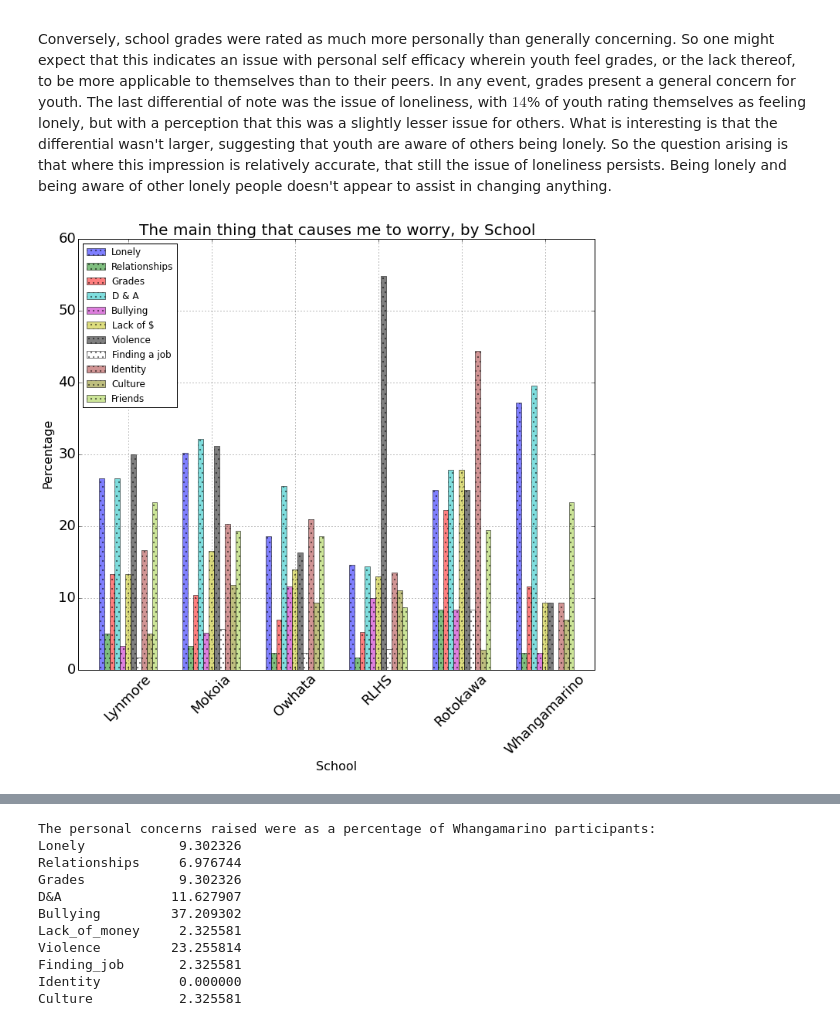
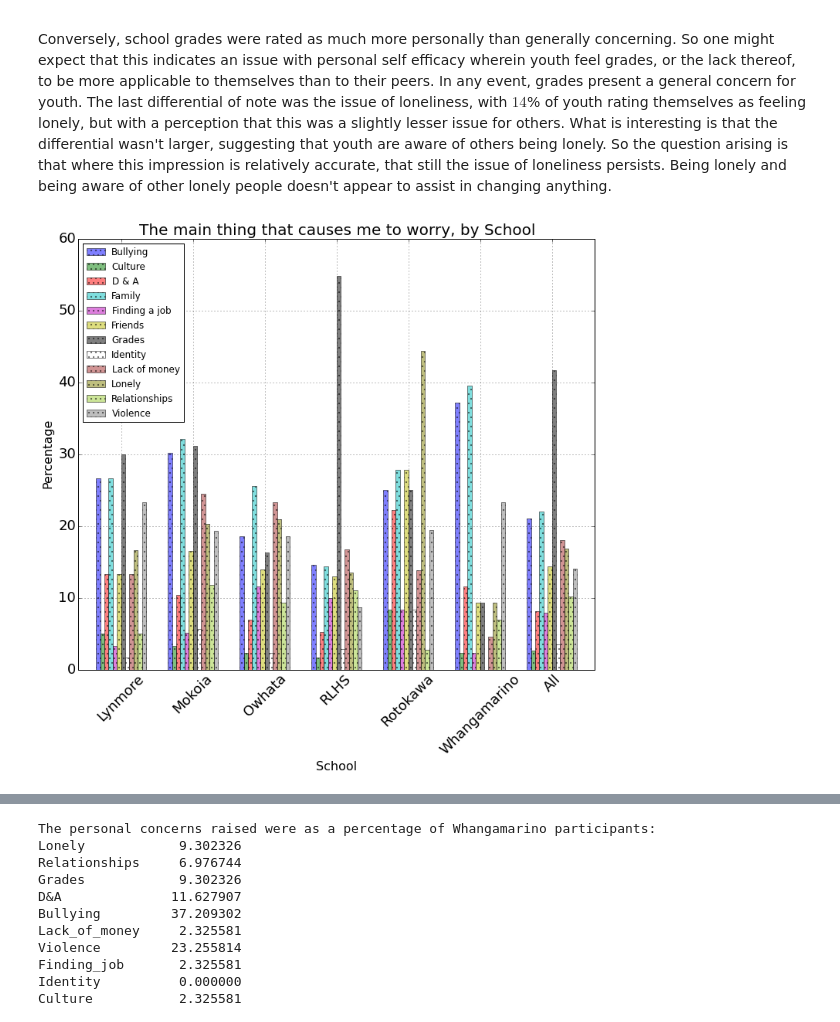
Before and after one commit to hillbs/Differential-Equations-and-Linear-Algebra, a Jupyter notebook: Youth_survey_git.ipynb, the cells around one changed output, grey strips where cells are left out. Cells and saved outputs as stored; diff of their text form; code cells hidden in the pictures.

```diff
--- a/Youth_survey_git.ipynb
+++ b/Youth_survey_git.ipynb
@@ -613,22 +613,35 @@ The above plot shows the differential between concerns that are personal to the
 
 Conversely, school grades were rated as much more personally than generally concerning. So one might expect that this indicates an issue with personal self efficacy wherein youth feel grades, or the lack thereof, to be more applicable to themselves than to their peers. In any event, grades present a general concern for youth. The last differential of note was the issue of loneliness, with $14$% of youth rating themselves as feeling lonely, but with a perception that this was a slightly lesser issue for others. What is interesting is that the differential wasn't larger, suggesting that youth are aware of others being lonely. So the question arising is that where this impression is relatively accurate, that still the issue of loneliness persists. Being lonely and being aware of other lonely people doesn't appear to assist in changing anything.
 # %%
-table_worry = pd.pivot_table(df, values=['Lonely','Relationships','Grades','D&A','Bullying','Lack_of_Money',
+#Just a quick check that the percentages propagate to the plot.
+# Lonely           16.861827
+# Relationships    10.187354
+# Grades           41.686183
+# D&A               8.196721
+# Bullying         21.077283
+# Lack_of_money    11.826698
+# Violence         14.051522
+# Finding_job       7.962529
+# Identity          3.512881
+# Culture           2.693208
+# Friends.1        14.402810
+# Family.1         22.014052
+table_worry = pd.pivot_table(df, values=['Lonely','Relationships','Grades','D&A','Bullying','Lack_of_money.1',
                  'Violence','Finding_job','Identity','Culture','Friends.1','Family.1'],
-                       index=['School'], aggfunc=Percentage)
+                       index=['School'], aggfunc=Percentage,margins=True)
 table_worry = table_worry.fillna(0).copy()
-table_worry_ticks = ['Lonely','Relationships','Grades','D & A','Bullying','Lack of $',
-                 'Violence','Finding a job','Identity','Culture','Friends','Family']
+table_worry_ticks = np.sort(['Lonely','Relationships','Grades','D & A','Bullying','Lack of money',
+                 'Violence','Finding a job','Identity','Culture','Friends','Family'])
 table_worry.plot(kind='bar',fontsize=18,alpha=.5,width=.7,
                  color=['b','g','r','c','m','y','k','w','brown','olive','yellowgreen','gray'],hatch='..',rot=45)
 plt.title('The main thing that causes me to worry, by School',fontsize=20)
 plt.xlabel('School',fontsize=16)
 plt.ylabel('Percentage',fontsize=16)
 plt.legend(table_worry_ticks,loc='upper left')
 plt.grid(True)
 plt.show()
 # %% [output]
-[figure, old version]
+[figure, new version]
 # %%
 table_worry
 # %% [output]
```
Also changed, not shown: parts of 8 cells of this notebook.
